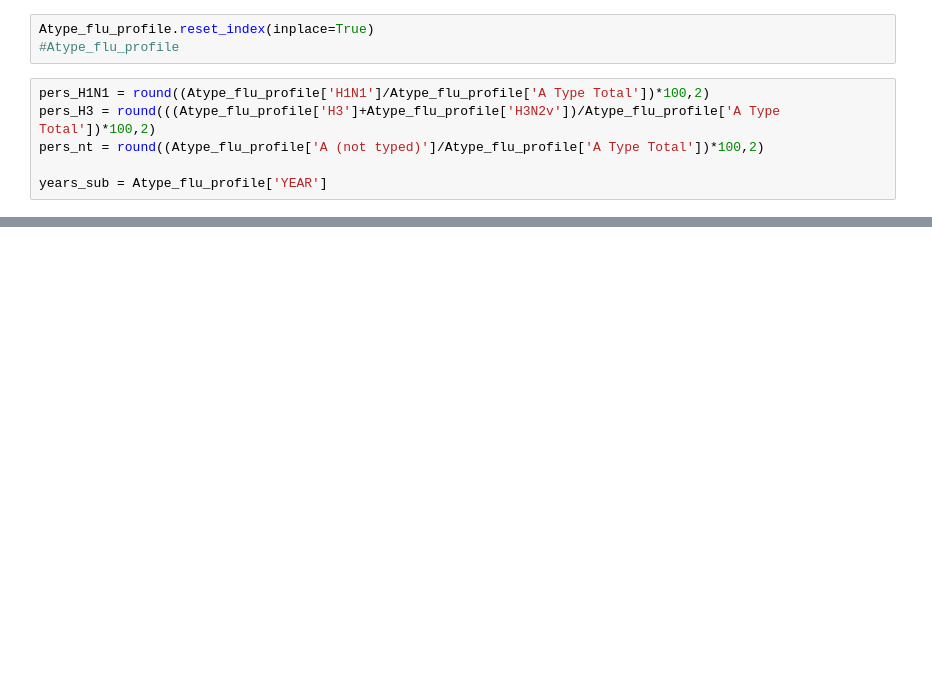
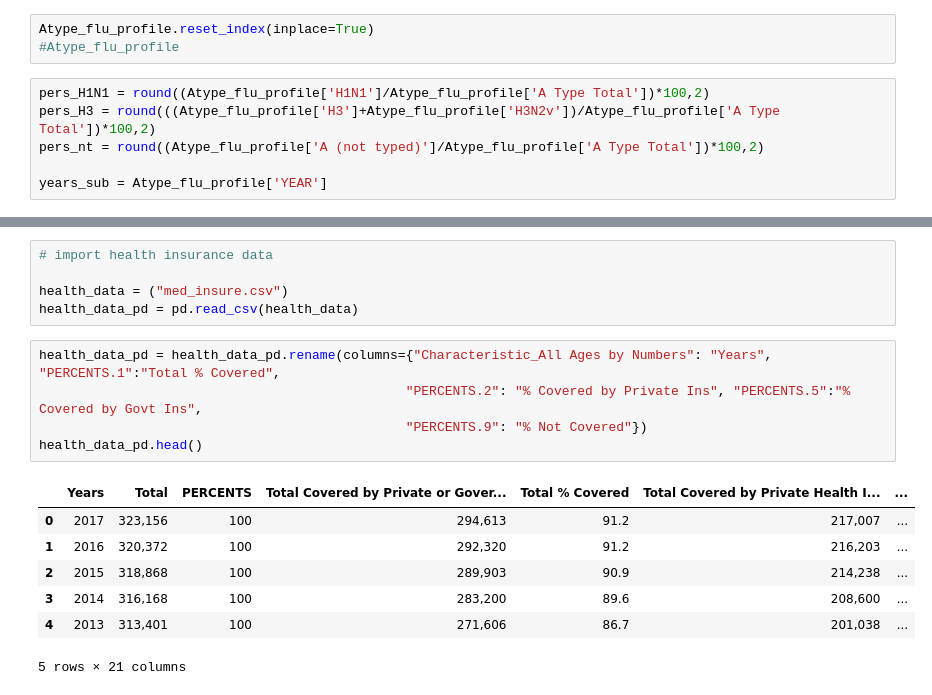
Before and after one commit to scooper505/Flu_Fighters, a Jupyter notebook: flu_analysis.ipynb, the cells around one changed output, grey strips where cells are left out. Saved outputs shown, nothing was run; the diff lists cells and outputs as text; blank space fills up the shorter version.

```diff
--- a/flu_analysis.ipynb
+++ b/flu_analysis.ipynb
@@ -249,0 +256,18 @@ years_sub = Atype_flu_profile['YEAR']
+# %%
+# import health insurance data
+
+health_data = ("med_insure.csv")
+health_data_pd = pd.read_csv(health_data)
+# %%
+health_data_pd = health_data_pd.rename(columns={"Characteristic_All Ages by Numbers": "Years", "PERCENTS.1":"Total % Covered",
+                                               "PERCENTS.2": "% Covered by Private Ins", "PERCENTS.5":"% Covered by Govt Ins",
+                                               "PERCENTS.9": "% Not Covered"})
+health_data_pd.head()
+# %% [output]
+|  | Years | Total | PERCENTS | Total Covered by Private or Gover... | Total % Covered | Total Covered by Private Health I... | ... |
+| 0 | 2017 | 323,156 | 100 | 294,613 | 91.2 | 217,007 | ... |
+| 1 | 2016 | 320,372 | 100 | 292,320 | 91.2 | 216,203 | ... |
+| 2 | 2015 | 318,868 | 100 | 289,903 | 90.9 | 214,238 | ... |
+| 3 | 2014 | 316,168 | 100 | 283,200 | 89.6 | 208,600 | ... |
+| 4 | 2013 | 313,401 | 100 | 271,606 | 86.7 | 201,038 | ... |
+5 rows × 21 columns
```
Also changed, not shown: parts of 5 cells of this notebook.
